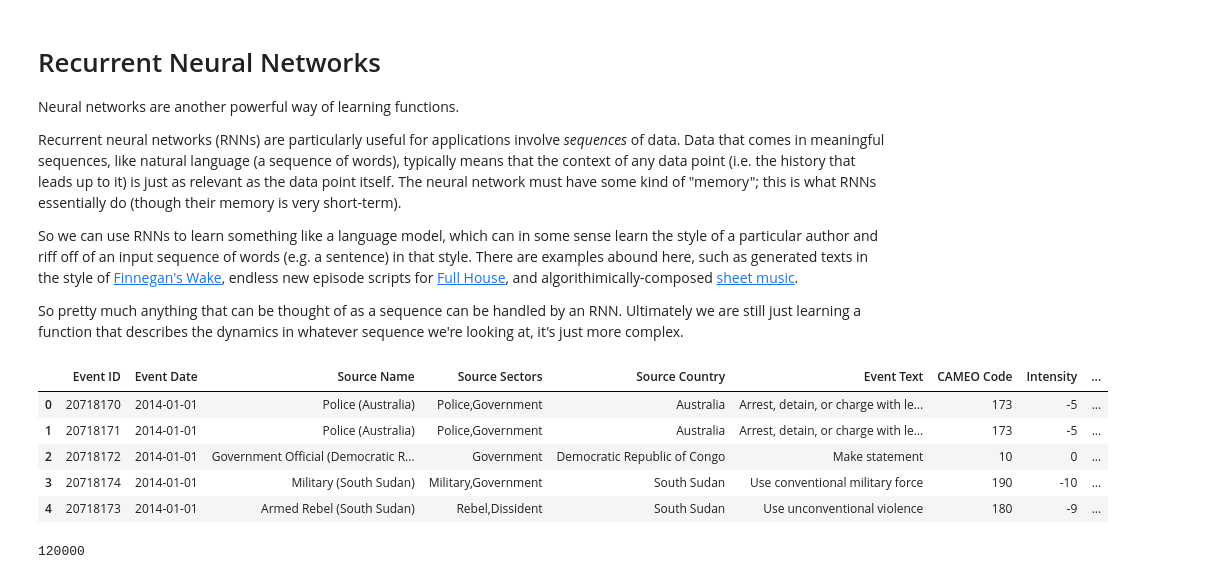
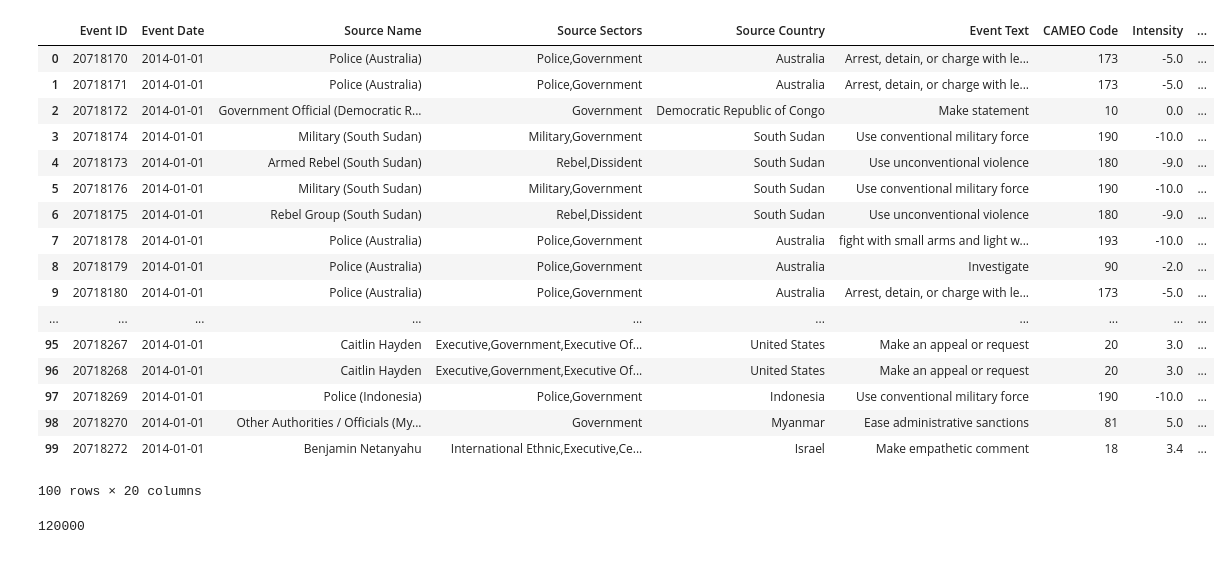
Before and after one commit to frnsys/ml101, a Jupyter notebook: altai/rnn.ipynb, the cells around one changed output. Drawn from its saved outputs; the diff is of its cells as text; code cells hidden in the pictures.

```diff
--- a/altai/rnn.ipynb
+++ b/altai/rnn.ipynb
@@ -1,10 +0,0 @@
-# %% [markdown]
-# Recurrent Neural Networks
-
-Neural networks are another powerful way of learning functions.
-
-Recurrent neural networks (RNNs) are particularly useful for applications involve _sequences_ of data. Data that comes in meaningful sequences, like natural language (a sequence of words), typically means that the context of any data point (i.e. the history that leads up to it) is just as relevant as the data point itself. The neural network must have some kind of "memory"; this is what RNNs essentially do (though their memory is very short-term).
-
-So we can use RNNs to learn something like a language model, which can in some sense learn the style of a particular author and riff off of an input sequence of words (e.g. a sentence) in that style. There are examples abound here, such as generated texts in the style of [Finnegan's Wake](https://www.countbayesie.com/blog/2015/5/24/writing-finnegans-wake-with-a-recurrent-neural-net), endless new episode scripts for [Full House](http://fullest.house/), and algorithimically-composed [sheet music](https://medium.com/dbrs-innovation-labs/in-his-novel-galatea-2-2-e9d11c9b7c2a#.xd00cremz).
-
-So pretty much anything that can be thought of as a sequence can be handled by an RNN. Ultimately we are still just learning a function that describes the dynamics in whatever sequence we're looking at, it's just more complex.
@@ -14,14 +14,26 @@ import pandas as pd
 # %%
 df_ = pd.read_csv('events.csv')
 # %%
-df_.head()
+df_.head(100)
 # %% [output]
 |  | Event ID | Event Date | Source Name | Source Sectors | Source Country | Event Text | CAMEO Code | Intensity | ... |
-| 0 | 20718170 | 2014-01-01 | Police (Australia) | Police,Government | Australia | Arrest, detain, or charge with le... | 173 | -5 | ... |
-| 1 | 20718171 | 2014-01-01 | Police (Australia) | Police,Government | Australia | Arrest, detain, or charge with le... | 173 | -5 | ... |
-| 2 | 20718172 | 2014-01-01 | Government Official (Democratic R... | Government | Democratic Republic of Congo | Make statement | 10 | 0 | ... |
-| 3 | 20718174 | 2014-01-01 | Military (South Sudan) | Military,Government | South Sudan | Use conventional military force | 190 | -10 | ... |
-| 4 | 20718173 | 2014-01-01 | Armed Rebel (South Sudan) | Rebel,Dissident | South Sudan | Use unconventional violence | 180 | -9 | ... |
+| 0 | 20718170 | 2014-01-01 | Police (Australia) | Police,Government | Australia | Arrest, detain, or charge with le... | 173 | -5.0 | ... |
+| 1 | 20718171 | 2014-01-01 | Police (Australia) | Police,Government | Australia | Arrest, detain, or charge with le... | 173 | -5.0 | ... |
+| 2 | 20718172 | 2014-01-01 | Government Official (Democratic R... | Government | Democratic Republic of Congo | Make statement | 10 | 0.0 | ... |
+| 3 | 20718174 | 2014-01-01 | Military (South Sudan) | Military,Government | South Sudan | Use conventional military force | 190 | -10.0 | ... |
+| 4 | 20718173 | 2014-01-01 | Armed Rebel (South Sudan) | Rebel,Dissident | South Sudan | Use unconventional violence | 180 | -9.0 | ... |
+| 5 | 20718176 | 2014-01-01 | Military (South Sudan) | Military,Government | South Sudan | Use conventional military force | 190 | -10.0 | ... |
+| 6 | 20718175 | 2014-01-01 | Rebel Group (South Sudan) | Rebel,Dissident | South Sudan | Use unconventional violence | 180 | -9.0 | ... |
+| 7 | 20718178 | 2014-01-01 | Police (Australia) | Police,Government | Australia | fight with small arms and light w... | 193 | -10.0 | ... |
+| 8 | 20718179 | 2014-01-01 | Police (Australia) | Police,Government | Australia | Investigate | 90 | -2.0 | ... |
+| 9 | 20718180 | 2014-01-01 | Police (Australia) | Police,Government | Australia | Arrest, detain, or charge with le... | 173 | -5.0 | ... |
+| ... | ... | ... | ... | ... | ... | ... | ... | ... | ... |
+| 95 | 20718267 | 2014-01-01 | Caitlin Hayden | Executive,Government,Executive Of... | United States | Make an appeal or request | 20 | 3.0 | ... |
+| 96 | 20718268 | 2014-01-01 | Caitlin Hayden | Executive,Government,Executive Of... | United States | Make an appeal or request | 20 | 3.0 | ... |
+| 97 | 20718269 | 2014-01-01 | Police (Indonesia) | Police,Government | Indonesia | Use conventional military force | 190 | -10.0 | ... |
+| 98 | 20718270 | 2014-01-01 | Other Authorities / Officials (My... | Government | Myanmar | Ease administrative sanctions | 81 | 5.0 | ... |
+| 99 | 20718272 | 2014-01-01 | Benjamin Netanyahu | International Ethnic,Executive,Ce... | Israel | Make empathetic comment | 18 | 3.4 | ... |
+100 rows × 20 columns
 # %%
 len(df_)
 # %% [output]
```
Also changed, not shown: parts of 1 cell of this notebook, 5 other files.
